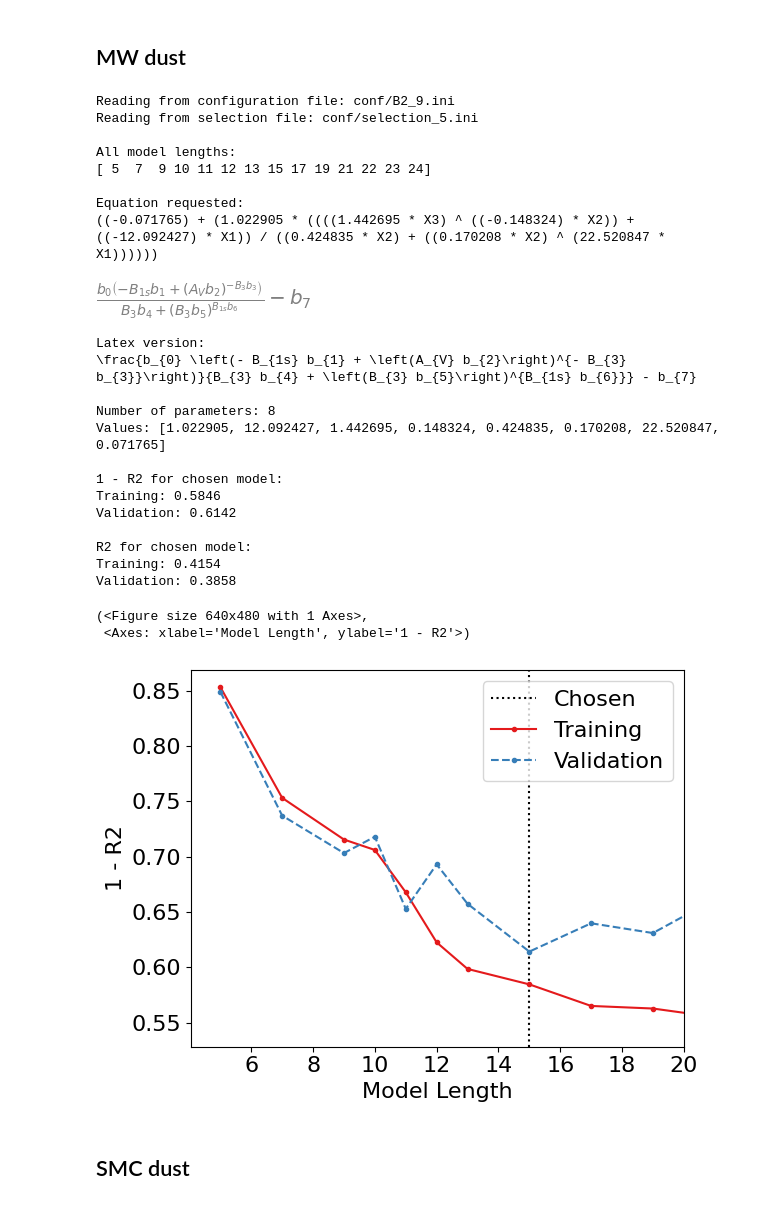
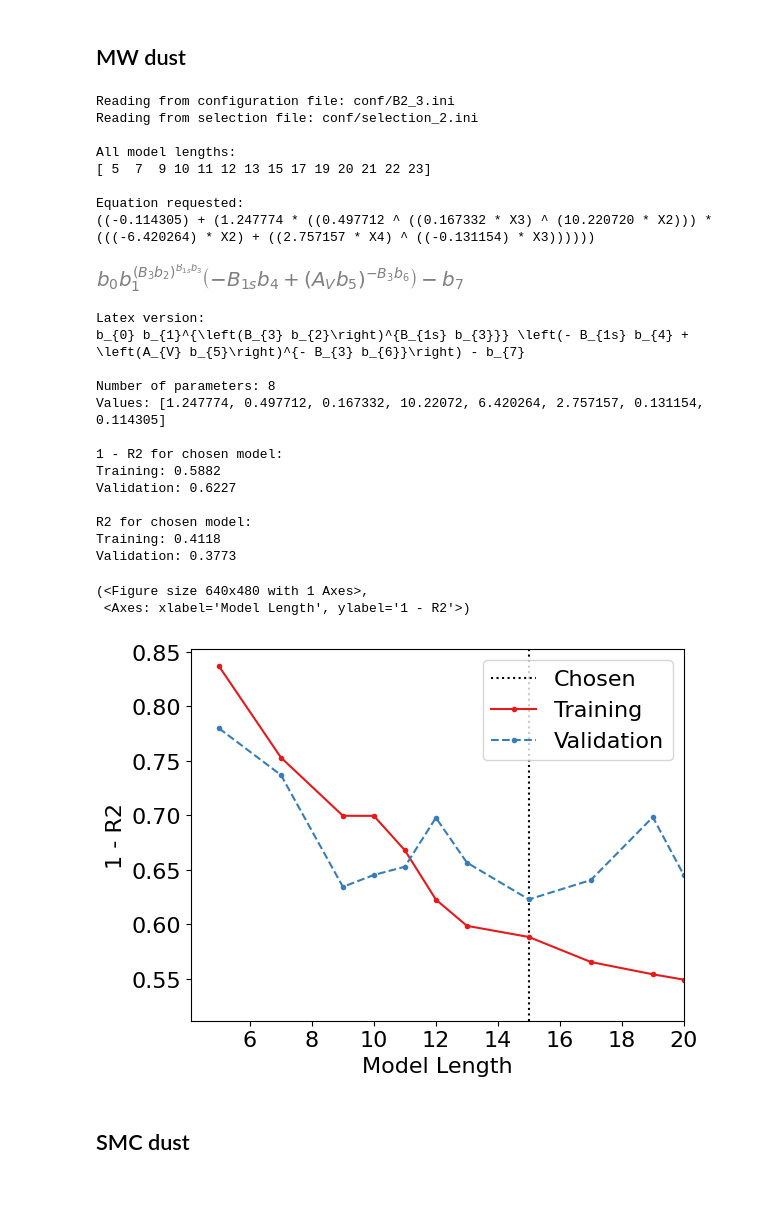
Before and after one commit to maho3/iob-attenuation, a Jupyter notebook: gal_props/gal_prop_results.ipynb, the cells around one changed output. Drawn from its saved outputs; the diff is of its cells as text; code cells hidden in the pictures.

```diff
--- a/gal_props/gal_prop_results.ipynb
+++ b/gal_props/gal_prop_results.ipynb
@@ -266,39 +950,39 @@ Searching for a function of other fit parameters specific to a given dust mixtur
 # %%
 ini_file = 'conf/B2_0.ini'; ilen = 15
 ini_file = 'conf/B2_3.ini'; ilen = 15
 
 # These runs don't depend on B0
-ini_file = 'conf/B2_6.ini'; ilen = 15
-ini_file = 'conf/B2_9.ini'; ilen = 15
+# ini_file = 'conf/B2_6.ini'; ilen = 15
+# ini_file = 'conf/B2_9.ini'; ilen = 15
 
 importlib.reload(processing_fun)
 processing_fun.plot_pareto(ini_file, ilen=ilen, yvar='R2', yscale='linear', loss_max=1.0)
 # %% [output]
-Reading from configuration file: conf/B2_9.ini
-Reading from selection file: conf/selection_5.ini
+Reading from configuration file: conf/B2_3.ini
+Reading from selection file: conf/selection_2.ini
 
 All model lengths:
-[ 5  7  9 10 11 12 13 15 17 19 21 22 23 24]
+[ 5  7  9 10 11 12 13 15 17 19 20 21 22 23]
 
 Equation requested:
-((-0.071765) + (1.022905 * ((((1.442695 * X3) ^ ((-0.148324) * X2)) + ((-12.092427) * X1)) / ((0.424835 * X2) + ((0.170208 * X2) ^ (22.520847 * X1))))))
+((-0.114305) + (1.247774 * ((0.497712 ^ ((0.167332 * X3) ^ (10.220720 * X2))) * (((-6.420264) * X2) + ((2.757157 * X4) ^ ((-0.131154) * X3))))))
-[figure, old version]
+[figure, new version]
 Latex version:
-\frac{b_{0} \left(- B_{1s} b_{1} + \left(A_{V} b_{2}\right)^{- B_{3} b_{3}}\right)}{B_{3} b_{4} + \left(B_{3} b_{5}\right)^{B_{1s} b_{6}}} - b_{7}
+b_{0} b_{1}^{\left(B_{3} b_{2}\right)^{B_{1s} b_{3}}} \left(- B_{1s} b_{4} + \left(A_{V} b_{5}\right)^{- B_{3} b_{6}}\right) - b_{7}
 
 Number of parameters: 8
-Values: [1.022905, 12.092427, 1.442695, 0.148324, 0.424835, 0.170208, 22.520847, 0.071765]
+Values: [1.247774, 0.497712, 0.167332, 10.22072, 6.420264, 2.757157, 0.131154, 0.114305]
 
 1 - R2 for chosen model:
-Training: 0.5846
-Validation: 0.6142
+Training: 0.5882
+Validation: 0.6227
 
 R2 for chosen model:
-Training: 0.4154
-Validation: 0.3858
+Training: 0.4118
+Validation: 0.3773
 (<Figure size 640x480 with 1 Axes>,
  <Axes: xlabel='Model Length', ylabel='1 - R2'>)
-[figure, old version]
+[figure, new version]
 # %% [markdown]
 ## SMC dust
 # %%
```
Also changed, not shown: parts of 16 cells of this notebook, 8 other files.
